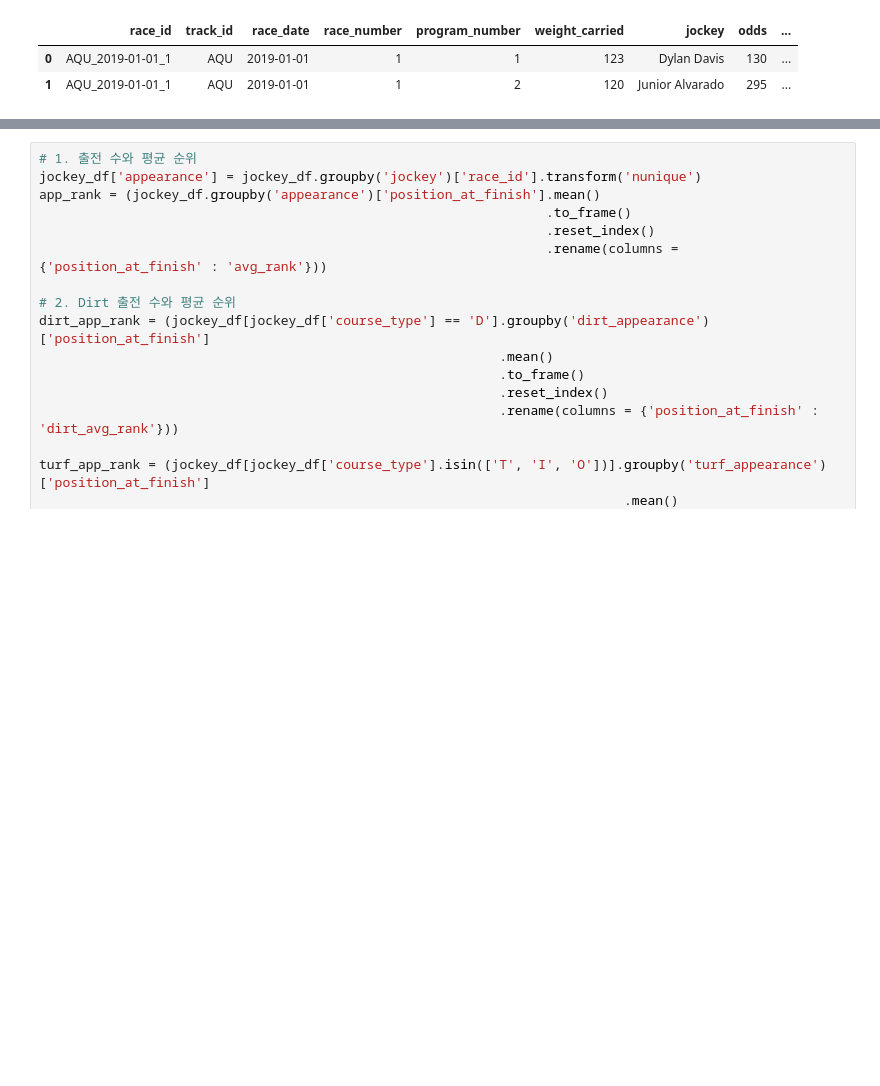
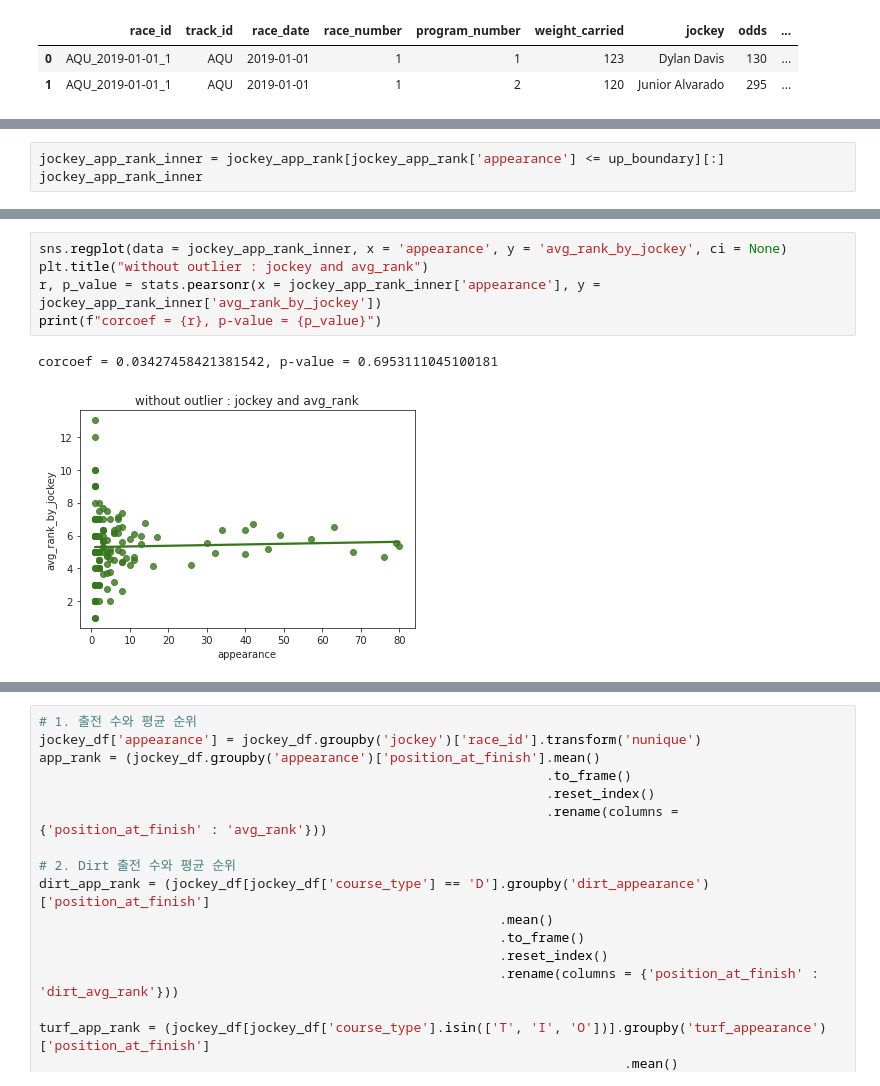
Before and after one commit to dowrave/Data_Analysis_Projects, a Jupyter notebook: 1-2022-derby-eda.ipynb, the cells around one changed output, grey strips where cells are left out. Cells and saved outputs as stored; diff of their text form; blank space fills up the shorter version.

```diff
--- a/1-2022-derby-eda.ipynb
+++ b/1-2022-derby-eda.ipynb
@@ -199,0 +244,3 @@ jockey_df['jockey'].nunique()
+# %%
+jockey_app_rank_inner = jockey_app_rank[jockey_app_rank['appearance'] <= up_boundary][:]
+jockey_app_rank_inner
@@ -199,0 +261,8 @@ jockey_df['jockey'].nunique()
+# %%
+sns.regplot(data = jockey_app_rank_inner, x = 'appearance', y = 'avg_rank_by_jockey', ci = None)
+plt.title("without outlier : jockey and avg_rank")
+r, p_value = stats.pearsonr(x = jockey_app_rank_inner['appearance'], y = jockey_app_rank_inner['avg_rank_by_jockey'])
+print(f"corcoef = {r}, p-value = {p_value}")
+# %% [output]
+corcoef = 0.03427458421381542, p-value = 0.6953111045100181
+[figure, added]
```
Also changed, not shown: parts of 46 cells of this notebook.
